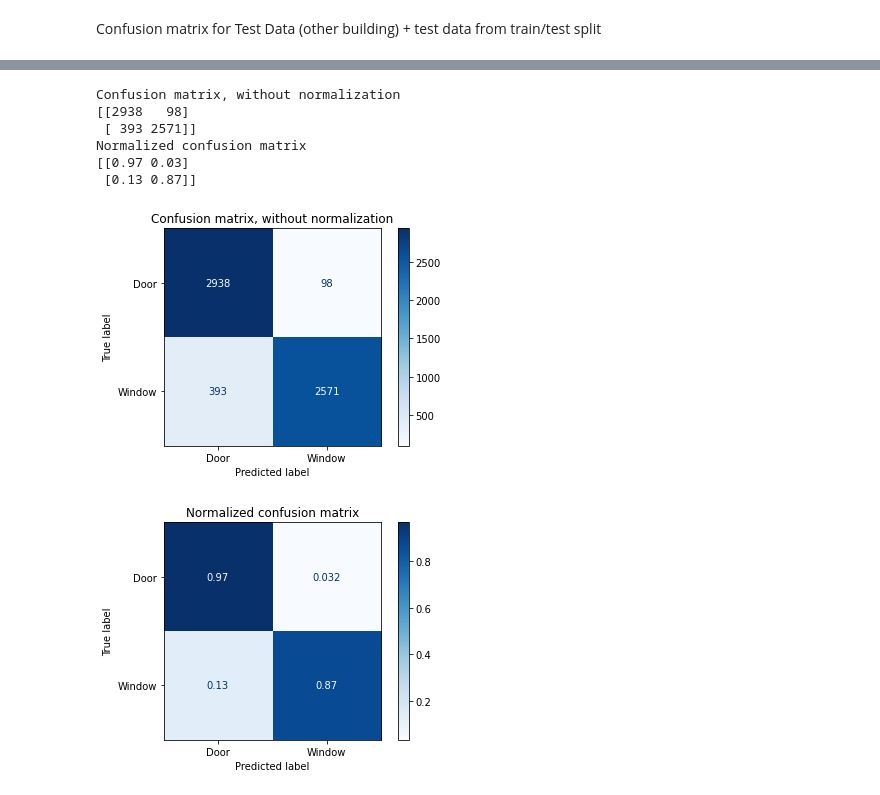
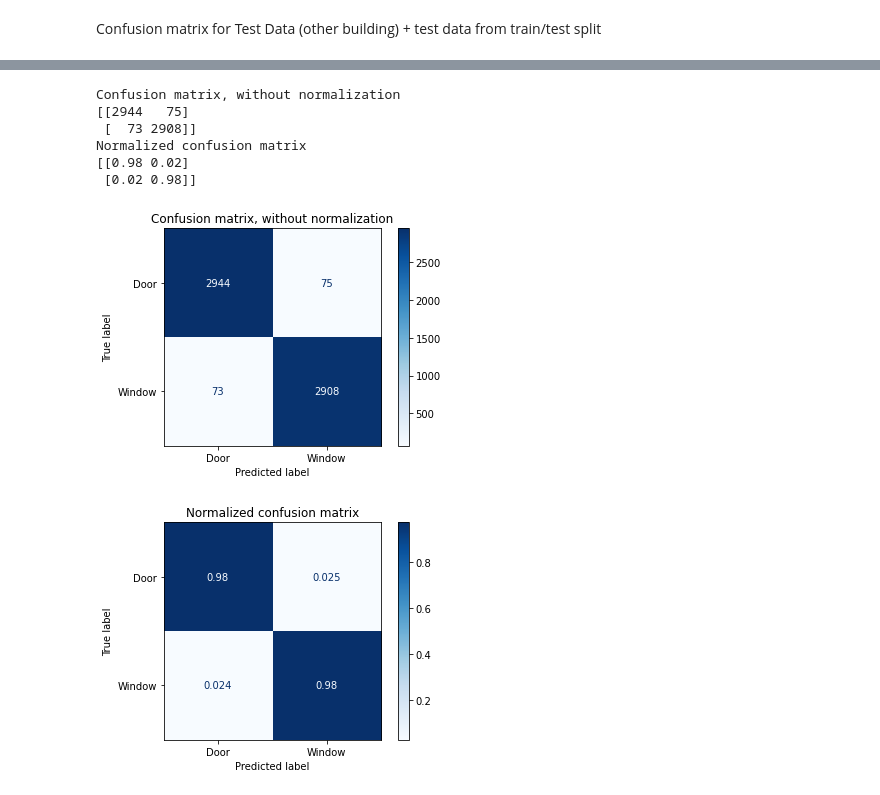
Before and after one commit to meishinlee/Building-Feature-Classification, a Jupyter notebook: Window vs Door/SVMs.ipynb, the cells around one changed output, grey strips where cells are left out. Cells and saved outputs as stored; diff of their text form; code cells hidden in the pictures.

```diff
--- a/Window vs Door/SVMs.ipynb
+++ b/Window vs Door/SVMs.ipynb
@@ -140,7 +140,7 @@ y1 = df_a2[:, 11]
 
 scaler = preprocessing.StandardScaler().fit(x1Old)
 x1 = scaler.transform(x1Old)
-#x1 = x1Old #normalization
+x1 = x1Old #normalization
 print(x1)
 '''
 #For building 000002
@@ -409,31 +403,31 @@ Normalized confusion matrix
 # %%
 np.set_printoptions(precision=2)
 class_names = ['Door','Window']
-classifier = svm.SVC(probability = False, kernel = 'linear', C = 1).fit(x_train, y_train)
+classifier = svm.SVC(probability = False, kernel = 'poly', C = 1).fit(x_train, y_train)
 
 # Plot non-normalized confusion matrix
 titles_options = [("Confusion matrix, without normalization", None),
                   ("Normalized confusion matrix", 'true')]
 for title, normalize in titles_options:
     disp = plot_confusion_matrix(classifier, x_test, y_test,
                                  display_labels=class_names,
                                  cmap=plt.cm.Blues,
                                  normalize=normalize)
     disp.ax_.set_title(title)
 
     print(title)
     print(disp.confusion_matrix)
 
 plt.show()
 # %% [output]
 Confusion matrix, without normalization
-[[2938   98]
- [ 393 2571]]
+[[2944   75]
+ [  73 2908]]
 Normalized confusion matrix
-[[0.97 0.03]
- [0.13 0.87]]
+[[0.98 0.02]
+ [0.02 0.98]]
-[figure, old version]
+[figure, new version]
-[figure, old version]
+[figure, new version]
 # %% [markdown]
 <a style='text-decoration:none;line-height:16px;display:flex;color:#5B5B62;padding:10px;justify-content:end;' href='https://deepnote.com?utm_source=created-in-deepnote-cell&projectId=22ec9222-3a33-4967-8b6b-eec8dcc0f029' target="_blank">
 <img alt='Created in deepnote.com' style='display:inline;max-height:16px;margin:0px;margin-right:7.5px;' src='embedded-picture-1' > </img>
```
Also changed, not shown: parts of 7 cells of this notebook, 2 other files.
